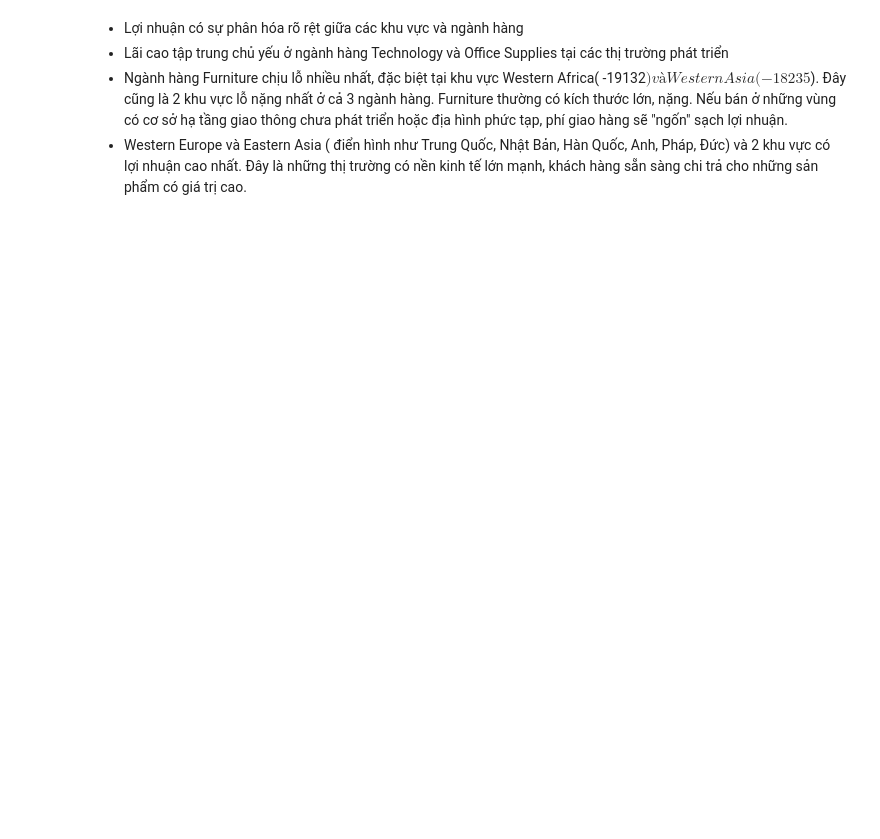
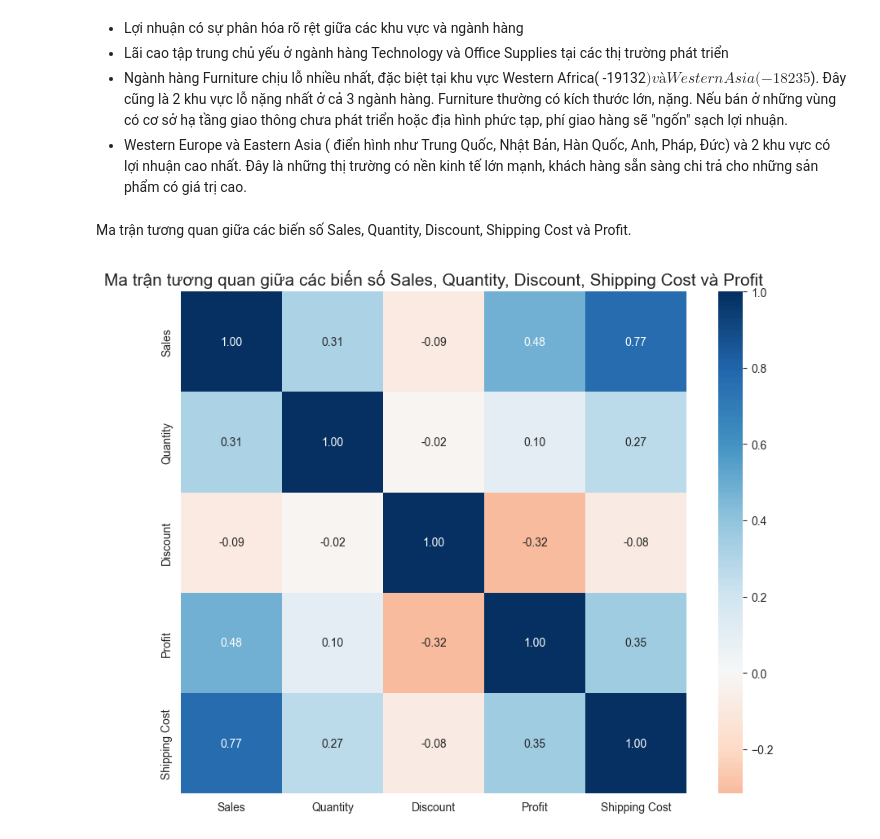
Before and after one commit to TranggVu/TranggVu_GlobalSuperStore, a Jupyter notebook: Global_Superstore.ipynb, the cells around one changed output. Drawn from its saved outputs; the diff is of its cells as text; code cells hidden in the pictures; blank space fills up the shorter version.

```diff
--- a/Global_Superstore.ipynb
+++ b/Global_Superstore.ipynb
@@ -466,3 +466,15 @@ BẢNG THỐNG KÊ TỔNG LỢI NHUẬN THEO KHU VỰC:
 - Lãi cao tập trung chủ yếu ở ngành hàng Technology và Office Supplies tại các thị trường phát triển
 - Ngành hàng Furniture chịu lỗ nhiều nhất, đặc biệt tại khu vực Western Africa( -19132$) và  Western Asia(-18235$). Đây cũng là 2 khu vực lỗ nặng nhất ở cả 3 ngành hàng. Furniture thường có kích thước lớn, nặng. Nếu bán ở những vùng có cơ sở hạ tầng giao thông chưa phát triển hoặc địa hình phức tạp, phí giao hàng sẽ "ngốn" sạch lợi nhuận.
 - Western Europe và Eastern Asia ( điển hình như Trung Quốc, Nhật Bản, Hàn Quốc, Anh, Pháp, Đức) và 2 khu vực có lợi nhuận cao nhất. Đây là những thị trường có nền kinh tế lớn mạnh, khách hàng sẵn sàng chi trả cho những sản phẩm có giá trị cao.
+# %% [markdown]
+Ma trận tương quan giữa các biến số Sales, Quantity, Discount, Shipping Cost và Profit.
+# %%
+cols_to_analyze = ['Sales', 'Quantity', 'Discount', 'Profit', 'Shipping Cost']
+corr_matrix = od[cols_to_analyze].corr()
+%matplotlib inline
+plt.figure(figsize=(10, 8))
+sns.heatmap(corr_matrix, annot=True, cmap='RdBu', center=0, fmt=".2f")
+plt.title('Ma trận tương quan giữa các biến số Sales, Quantity, Discount, Shipping Cost và Profit', fontsize=15)
+plt.show()
+# %% [output]
+[figure, added]
```
Also changed, not shown: parts of 10 cells of this notebook.
